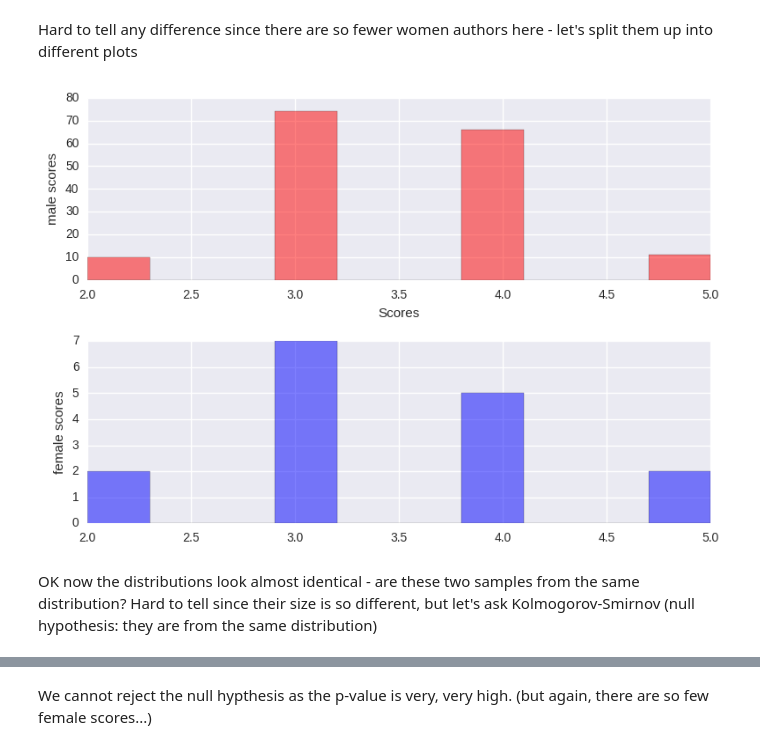
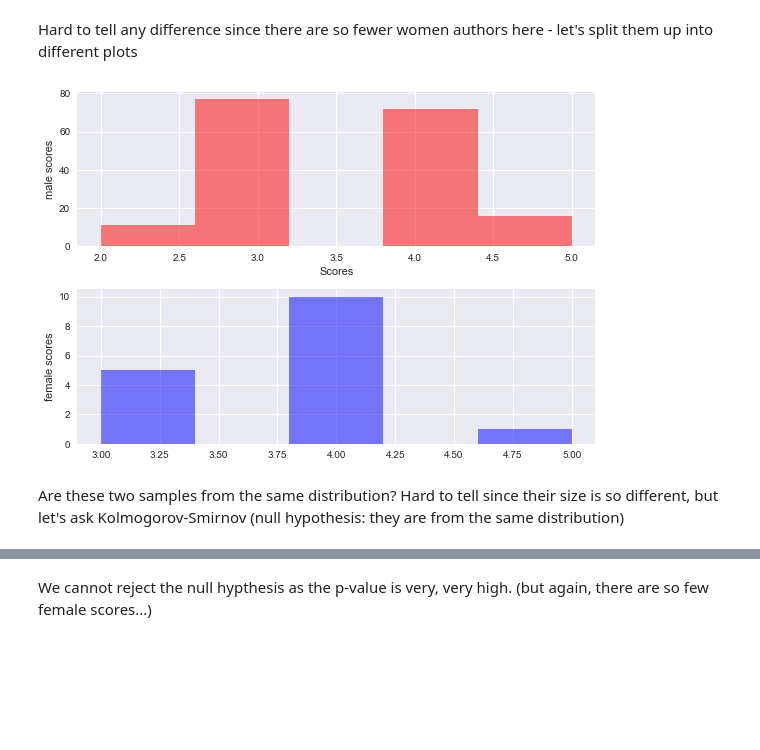
Before and after one commit to philippbayer/Goodreads_visualization, a Jupyter notebook: README.ipynb, the cells around one changed output, grey strips where cells are left out. Drawn from its saved outputs; the diff is of its cells as text; code cells hidden in the pictures; blank space fills up the shorter version.

```diff
--- a/README.ipynb
+++ b/README.ipynb
@@ -372,19 +374,19 @@ Hard to tell any difference since there are so fewer women authors here - let's
 # %%
 fig, axes = plt.subplots(2,1)
 
-axes[0].hist(male_scores, color='r', alpha=0.5)
+axes[0].hist(male_scores, color='r', alpha=0.5, bins=5)
 axes[0].set_xlabel('Scores')
 # Make the y-axis label, ticks and tick labels match the line color.
 axes[0].set_ylabel('male scores')
 
-axes[1].hist(female_scores, color='b', alpha=0.5)
+axes[1].hist(female_scores, color='b', alpha=0.5, bins=5)
 axes[1].set_ylabel('female scores')
 
 fig.tight_layout()
 # %% [output]
-[figure, old version]
+[figure, new version]
 # %% [markdown]
-OK now the distributions look almost identical - are these two samples from the same distribution? Hard to tell since their size is so different, but let's ask Kolmogorov-Smirnov (null hypothesis: they are from the same distribution)
+Are these two samples from the same distribution? Hard to tell since their size is so different, but let's ask Kolmogorov-Smirnov (null hypothesis: they are from the same distribution)
 # %%
 scipy.stats.ks_2samp(male_scores, female_scores)
 # %% [output]
```
Also changed, not shown: parts of 24 cells of this notebook, 18 other files.
